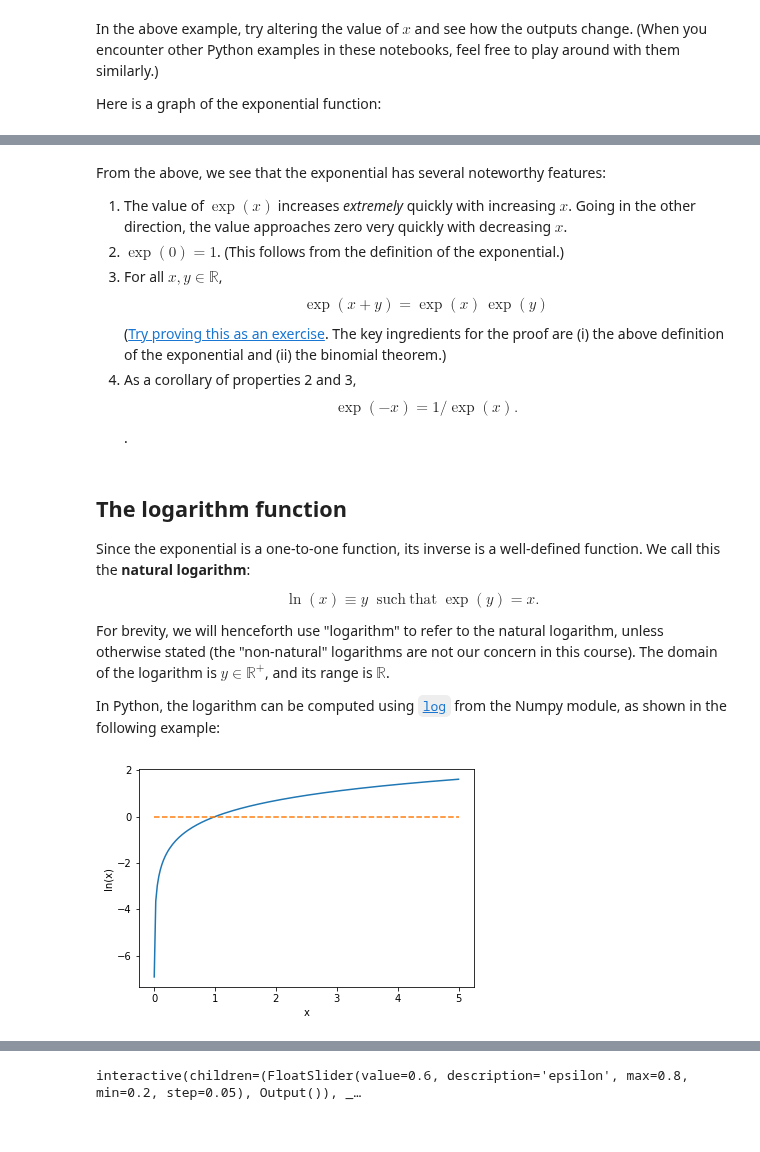
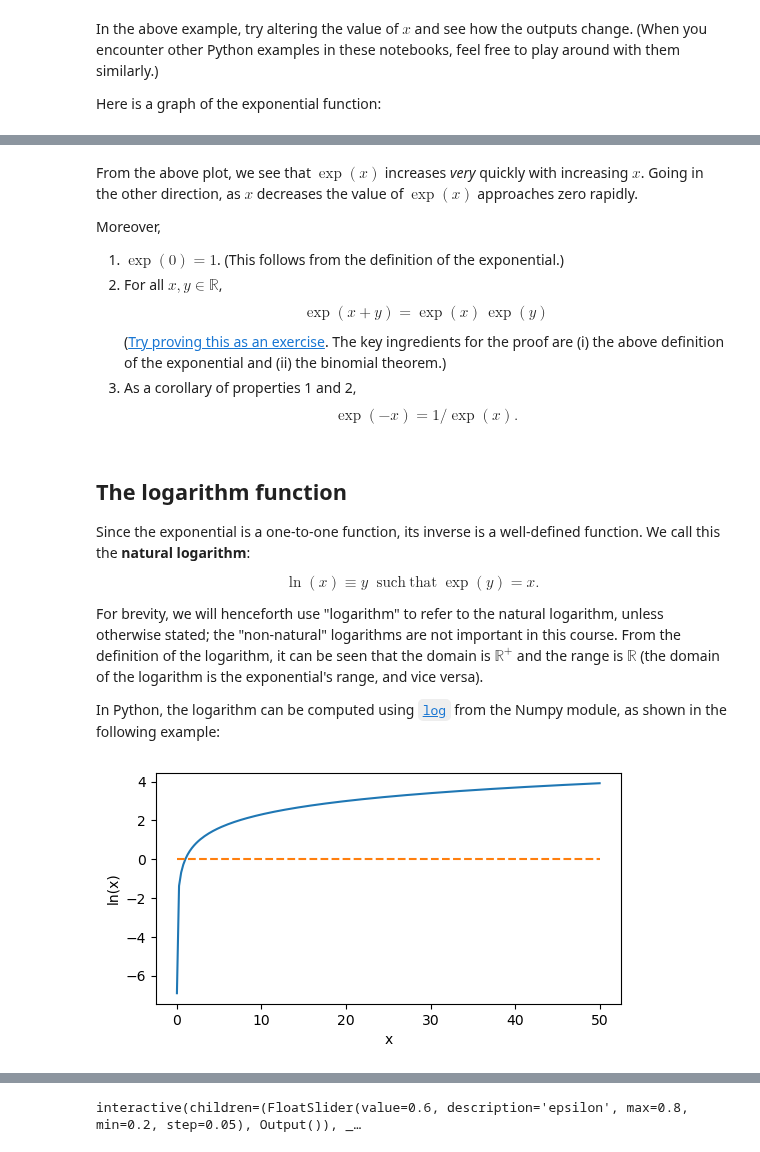
Before and after one commit to seewhydee/ntuphys_nb, a Jupyter notebook: MH2801/00_mathfunctions.ipynb, the cells around one changed output, grey strips where cells are left out. Drawn from its saved outputs; the diff is of its cells as text; code cells hidden in the pictures.

```diff
--- a/MH2801/00_mathfunctions.ipynb
+++ b/MH2801/00_mathfunctions.ipynb
@@ -70,11 +68,12 @@ plt.show()
 # %% [markdown]
 <a name="exponential_properties"></a>
-From the above, we see that the exponential has several noteworthy features:
+From the above plot, we see that $\exp(x)$ increases *very* quickly with increasing $x$.  Going in the other direction, as $x$ decreases the value of $\exp(x)$ approaches zero rapidly.
 
-1. The value of $\exp(x)$ increases *extremely* quickly with increasing $x$.  Going in the other direction, the value approaches zero very quickly with decreasing $x$.
-2. $\exp(0) = 1$. (This follows from the definition of the exponential.)
-3. For all $x, y \in \mathbb{R}$, $$\exp(x+y) = \exp(x)\,\exp(y)$$ ([Try proving this as an exercise](#exercises). The key ingredients for the proof are (i) the above definition of the exponential and (ii) the binomial theorem.)
-4. As a corollary of properties 2 and 3, $$\exp(-x) = 1/\exp(x).$$.
+Moreover,
+
+1. $\exp(0) = 1$. (This follows from the definition of the exponential.)
+2. For all $x, y \in \mathbb{R}$, $$\exp(x+y) = \exp(x)\,\exp(y)$$ ([Try proving this as an exercise](#exercises). The key ingredients for the proof are (i) the above definition of the exponential and (ii) the binomial theorem.)
+3. As a corollary of properties 1 and 2, $$\exp(-x) = 1/\exp(x).$$
 # %% [markdown]
 ## The logarithm function
 
@@ -82,22 +81,23 @@ Since the exponential is a one-to-one function, its inverse is a well-defined fu
 
 $$\ln(x) \equiv y \;\; \mathrm{such}~\mathrm{that}\; \exp(y) = x.$$
 
-For brevity, we will henceforth use "logarithm" to refer to the natural logarithm, unless otherwise stated (the "non-natural" logarithms are not our concern in this course). The domain of the logarithm is $y \in \mathbb{R}^+$, and its range is $\mathbb{R}$.
+For brevity, we will henceforth use "logarithm" to refer to the natural logarithm, unless otherwise stated; the "non-natural" logarithms are not important in this course. From the definition of the logarithm, it can be seen that the domain is $\mathbb{R}^+$ and the range is $\mathbb{R}$ (the domain of the logarithm is the exponential's range, and vice versa).
 
 In Python, the logarithm can be computed using [`log`](https://docs.scipy.org/doc/numpy/reference/generated/numpy.log.html) from the Numpy module, as shown in the following example:
 # %%
 ## Plot the natural logarithm function
 %matplotlib inline
-from numpy import linspace, log
+import numpy as np
 import matplotlib.pyplot as plt
 
-x = linspace(1e-3, 5.0, 200)
-y = log(x)
+x = np.linspace(1e-3, 50.0, 200)
+y = np.log(x)
 
+plt.figure(figsize=(6,3))
 plt.plot(x, y)
-plt.plot([0., xlim], [0., 0.], '--')   # Plot horizontal dashes at x = 0
+plt.plot([0., 50], [0., 0.], '--')   # Plot horizontal dashes at x = 0
 plt.xlabel('x'); plt.ylabel('ln(x)')
 plt.show()
 # %% [output]
-[figure, old version]
+[figure, new version]
 # %% [markdown]
```
Also changed, not shown: parts of 13 cells of this notebook, 7 other files.
